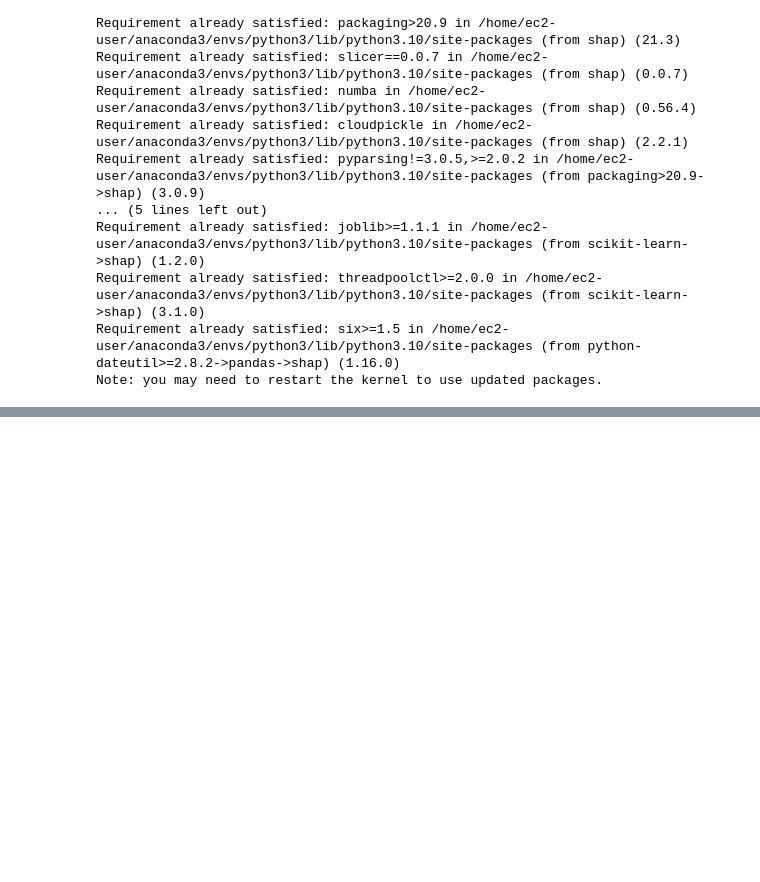
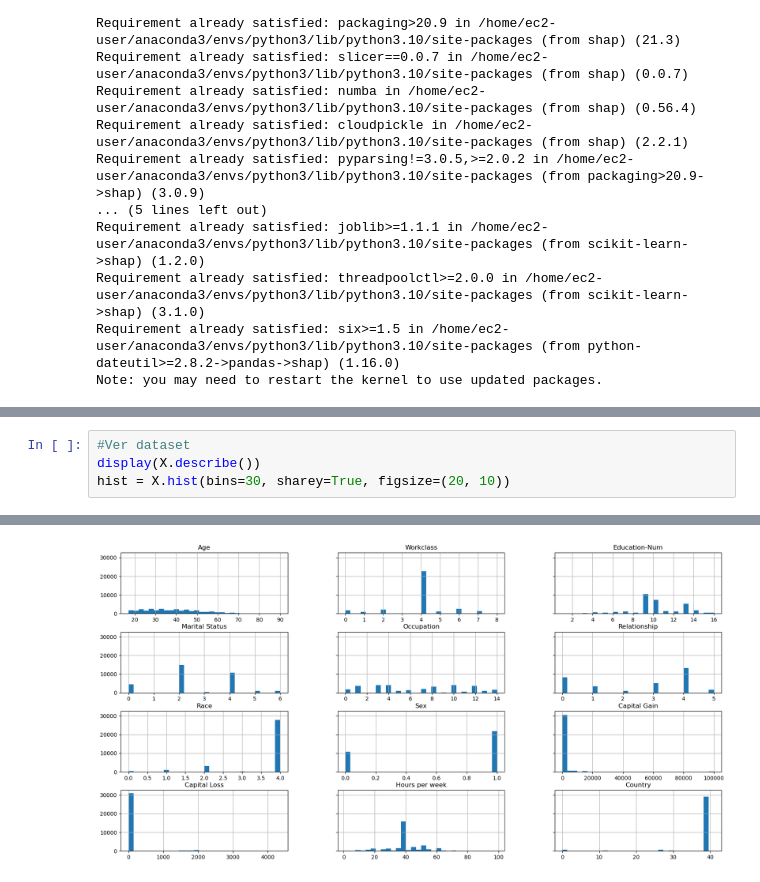
Before and after one commit to Ale24k/PROYECTO-REDES, a Jupyter notebook: Recovery.ipynb, the cells around one changed output, grey strips where cells are left out. Cells and saved outputs as stored; diff of their text form; blank space fills up the shorter version.

```diff
--- a/Recovery.ipynb
+++ b/Recovery.ipynb
@@ -31,0 +45,5 @@ feature_names
+# %%
+#Ver dataset
+display(X.describe())
+hist = X.hist(bins=30, sharey=True, figsize=(20, 10))
+# %% [output]
@@ -31,0 +59 @@ feature_names
+[figure, added]
```
Also changed, not shown: parts of 2 cells of this notebook.
